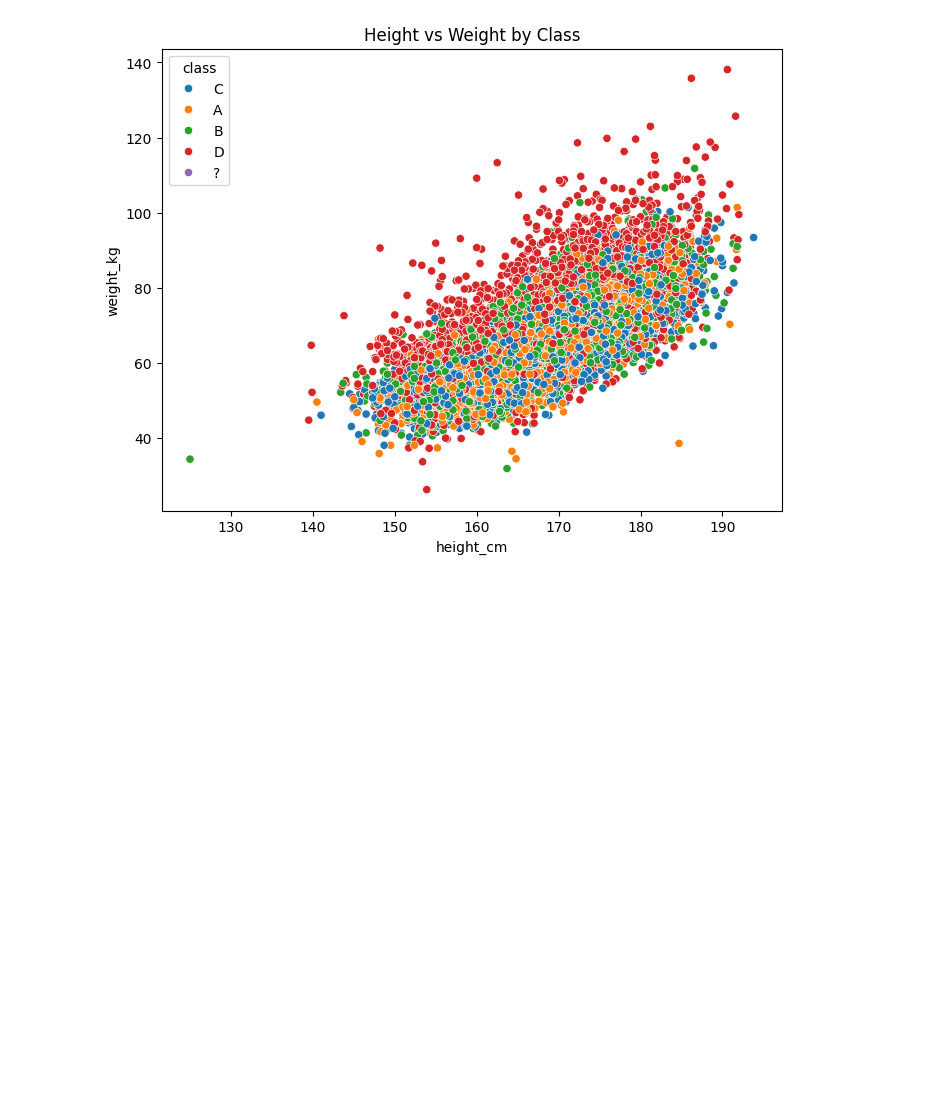
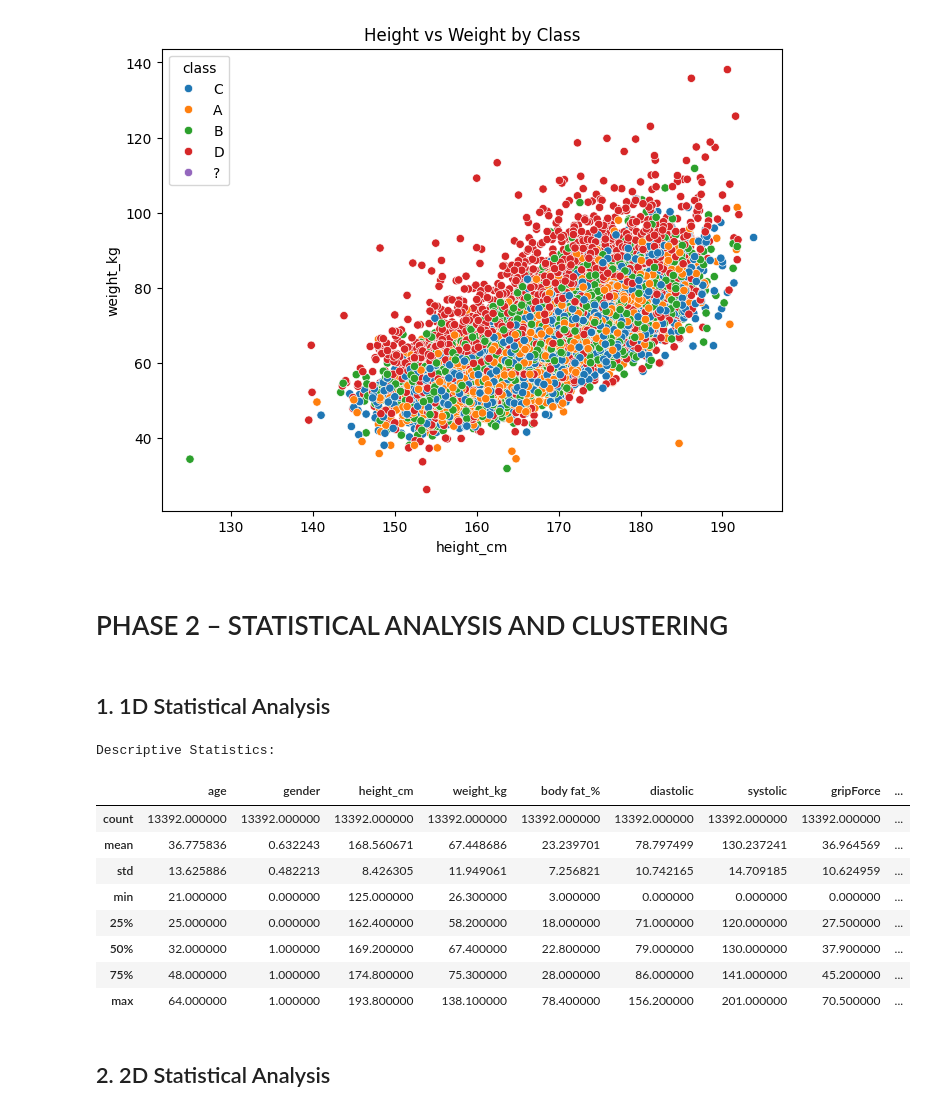
Before and after one commit to paridhi-rangari/Paridhi, a Jupyter notebook: EDA_Phase1.ipynb, the cells around one changed output. Saved outputs shown, nothing was run; the diff lists cells and outputs as text; code cells hidden in the pictures; blank space fills up the shorter version.

```diff
--- a/EDA_Phase1.ipynb
+++ b/EDA_Phase1.ipynb
@@ -221,3 +221,27 @@ plt.title("Height vs Weight by Class")
 plt.show()
 # %% [output]
 [figure]
+# %% [markdown]
+# PHASE 2 – STATISTICAL ANALYSIS AND CLUSTERING
+# %% [markdown]
+## 1. 1D Statistical Analysis
+# %%
+# 1D Statistical Analysis
+
+numeric_columns = df.select_dtypes(include='number').columns
+
+print("Descriptive Statistics:")
+display(df[numeric_columns].describe())
+# %% [output]
+Descriptive Statistics:
+|  | age | gender | height_cm | weight_kg | body fat_% | diastolic | systolic | gripForce | ... |
+| count | 13392.000000 | 13392.000000 | 13392.000000 | 13392.000000 | 13392.000000 | 13392.000000 | 13392.000000 | 13392.000000 | ... |
+| mean | 36.775836 | 0.632243 | 168.560671 | 67.448686 | 23.239701 | 78.797499 | 130.237241 | 36.964569 | ... |
+| std | 13.625886 | 0.482213 | 8.426305 | 11.949061 | 7.256821 | 10.742165 | 14.709185 | 10.624959 | ... |
+| min | 21.000000 | 0.000000 | 125.000000 | 26.300000 | 3.000000 | 0.000000 | 0.000000 | 0.000000 | ... |
+| 25% | 25.000000 | 0.000000 | 162.400000 | 58.200000 | 18.000000 | 71.000000 | 120.000000 | 27.500000 | ... |
+| 50% | 32.000000 | 1.000000 | 169.200000 | 67.400000 | 22.800000 | 79.000000 | 130.000000 | 37.900000 | ... |
+| 75% | 48.000000 | 1.000000 | 174.800000 | 75.300000 | 28.000000 | 86.000000 | 141.000000 | 45.200000 | ... |
+| max | 64.000000 | 1.000000 | 193.800000 | 138.100000 | 78.400000 | 156.200000 | 201.000000 | 70.500000 | ... |
+# %% [markdown]
+## 2. 2D Statistical Analysis
```
Also changed, not shown: parts of 13 cells of this notebook.
